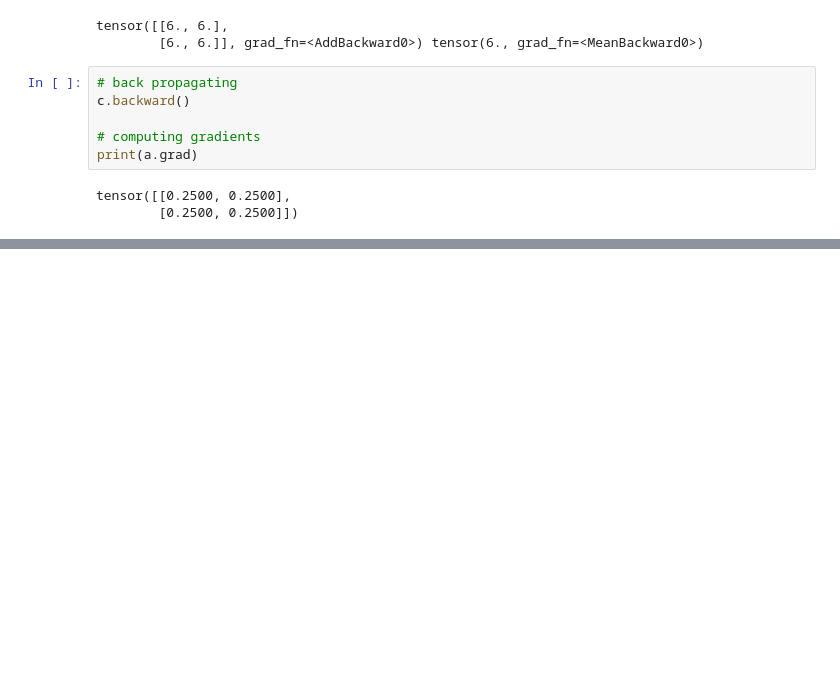
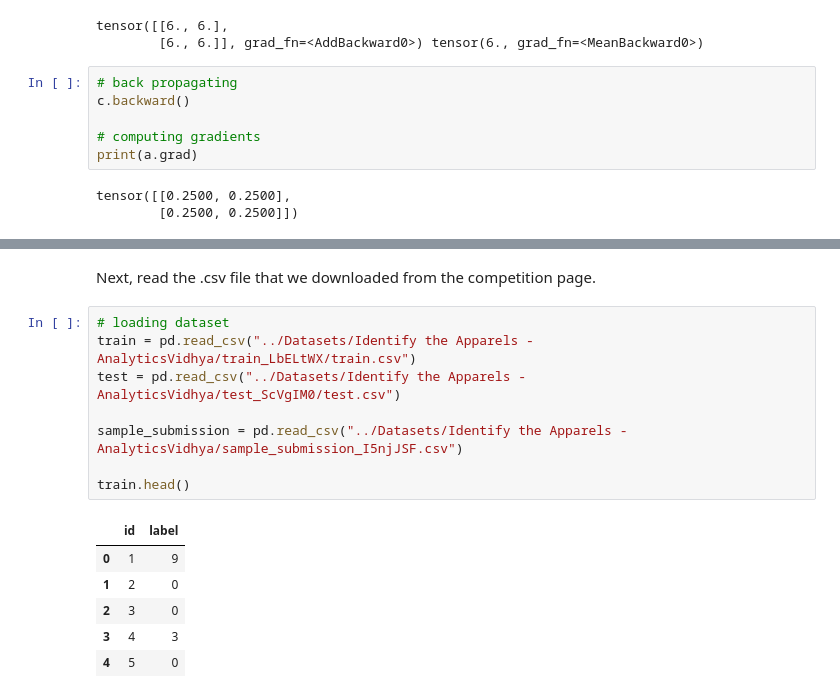
Before and after one commit to Shahid1993/pytorch-notebooks, a Jupyter notebook: 00_PyTorch_Basics.ipynb, the cells around one changed output, grey strips where cells are left out. Drawn from its saved outputs; the diff is of its cells as text; blank space fills up the shorter version.

```diff
--- a/00_PyTorch_Basics.ipynb
+++ b/00_PyTorch_Basics.ipynb
@@ -202,0 +376,17 @@ tensor([[0.2500, 0.2500],
+# %% [markdown]
+Next, read the .csv file that we downloaded from the competition page.
+# %%
+# loading dataset
+train = pd.read_csv("../Datasets/Identify the Apparels - AnalyticsVidhya/train_LbELtWX/train.csv")
+test = pd.read_csv("../Datasets/Identify the Apparels - AnalyticsVidhya/test_ScVgIM0/test.csv")
+
+sample_submission = pd.read_csv("../Datasets/Identify the Apparels - AnalyticsVidhya/sample_submission_I5njJSF.csv")
+
+train.head()
+# %% [output]
+|  | id | label |
+| 0 | 1 | 9 |
+| 1 | 2 | 0 |
+| 2 | 3 | 0 |
+| 3 | 4 | 3 |
+| 4 | 5 | 0 |
```
Also changed, not shown: parts of 51 cells of this notebook.
